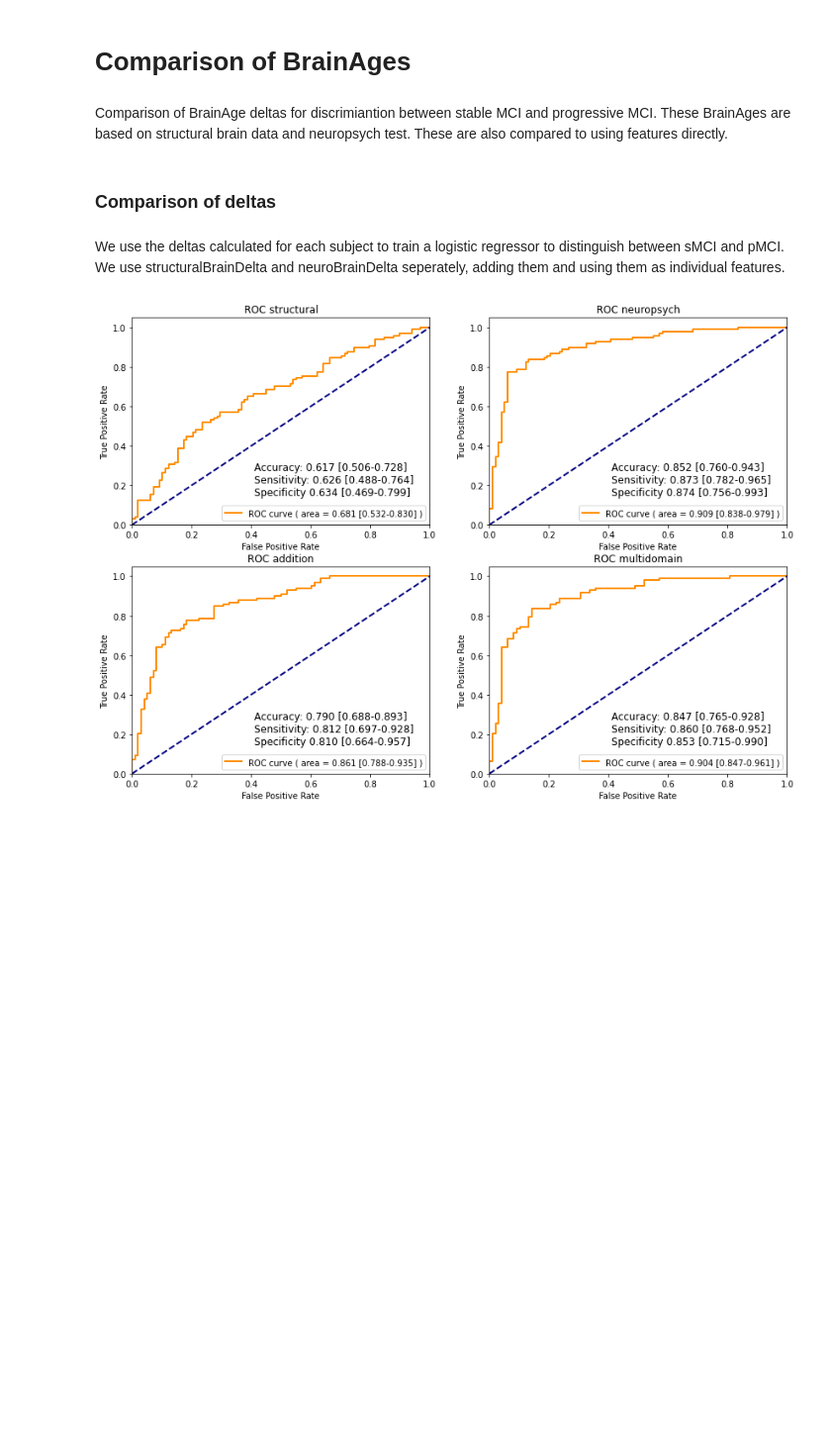
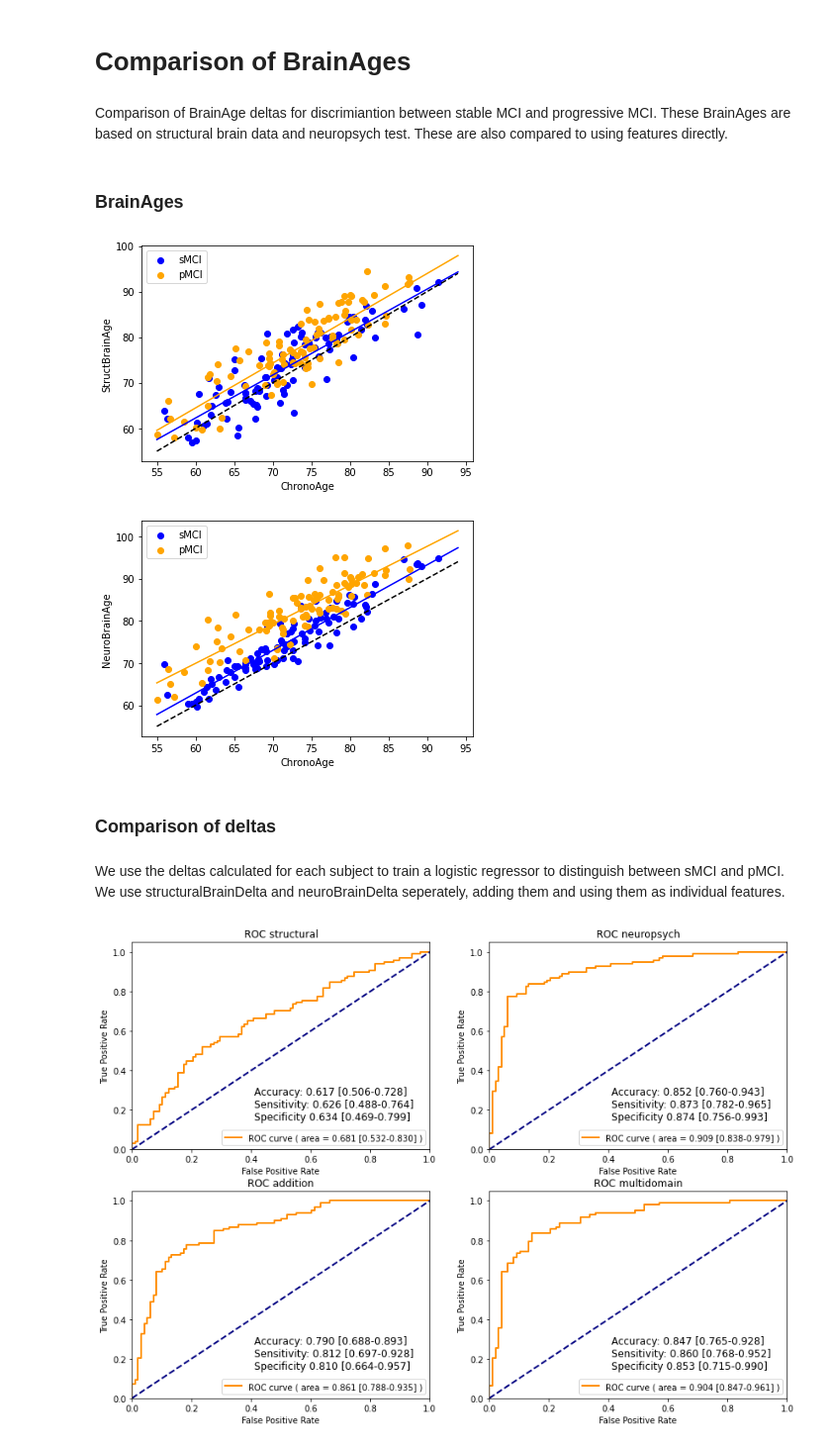
Before and after one commit to JGarciaCondado/ADNIBrainAge, a Jupyter notebook: jupyternotebooks/comparisonsBrainAge.ipynb, the cells around one changed output. Shown at 99% size. Drawn from its saved outputs; the diff is of its cells as text; code cells hidden in the pictures; blank space fills up the shorter version.

Commit message:
Add comparison of brain ages vs chronoAge

```diff
--- a/jupyternotebooks/comparisonsBrainAge.ipynb
+++ b/jupyternotebooks/comparisonsBrainAge.ipynb
@@ -124,6 +125,37 @@ def plot_roc(X, Y, name):
                          (np.mean(accs), ci_accs[0], ci_accs[1],
                           np.mean(sens), ci_sens[0], ci_sens[1],
                           np.mean(spes), ci_spes[0], ci_spes[1]), fontsize=12)
+# %% [markdown]
+### BrainAges
+# %%
+# Look at correlation between chronological age and calculated ages
+
+for BrainAge_type in ['StructBrainAge', 'NeuroBrainAge']:
+    chronoage_smci = df_smci['AGE'].to_numpy()
+    BrainAge_smci = df_smci[BrainAge_type].to_numpy()
+    chronoage_pmci = df_pmci['AGE'].to_numpy()
+    BrainAge_pmci = df_pmci[BrainAge_type].to_numpy()
+
+    # Calculate linear regression
+    LR_smci = LinearRegression(fit_intercept='True')
+    LR_smci.fit(chronoage_smci.reshape(-1, 1), BrainAge_smci)
+    LR_pmci = LinearRegression(fit_intercept='True')
+    LR_pmci.fit(chronoage_pmci.reshape(-1, 1), BrainAge_pmci)
+
+    # Plot results
+    age_range = np.arange(55, 95, 1)
+    plt.plot(age_range, age_range, color='k', linestyle='dashed')
+    plt.plot(age_range, LR_smci.predict(age_range.reshape(-1,1)), color='b')
+    plt.plot(age_range, LR_pmci.predict(age_range.reshape(-1,1)), color='orange')
+    plt.scatter(chronoage_smci, BrainAge_smci, label='sMCI', color='b')
+    plt.scatter(chronoage_pmci, BrainAge_pmci, label='pMCI', color='orange')
+    plt.xlabel('ChronoAge')
+    plt.ylabel(BrainAge_type)
+    plt.legend()
+    plt.show()
+# %% [output]
+[figure, added]
+[figure, added]
 # %% [markdown]
 ### Comparison of deltas
 # %% [markdown]
```
Also changed, not shown: parts of 1 cell of this notebook.
